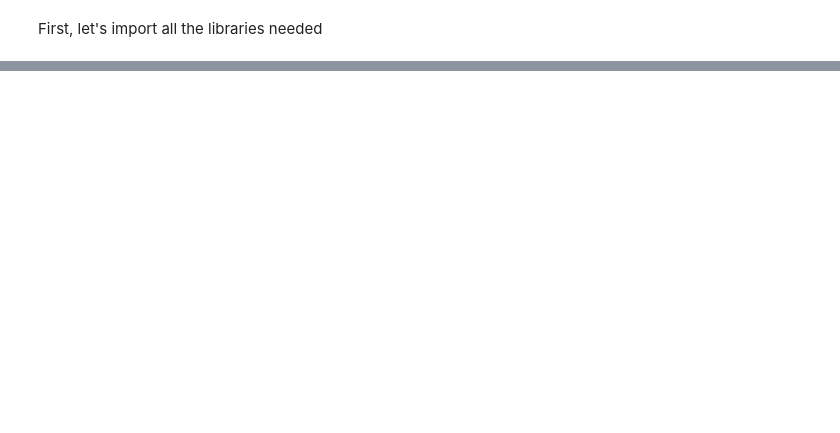
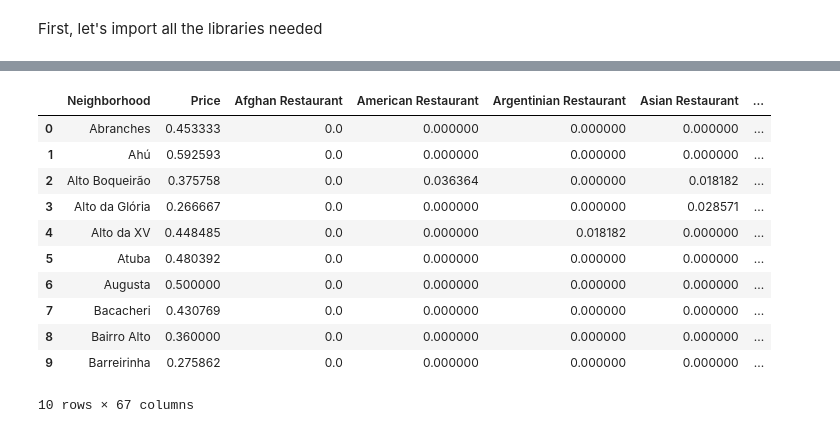
Before and after one commit to DiegoCarrillo95/Data_Science_Capstone, a Jupyter notebook: curitiba_venue_recomendation/curitiba_venue_recomendation.ipynb, the cells around one changed output, grey strips where cells are left out. Cells and saved outputs as stored; diff of their text form; code cells hidden in the pictures; blank space fills up the shorter version.

```diff
--- a/curitiba_venue_recomendation/curitiba_venue_recomendation.ipynb
+++ b/curitiba_venue_recomendation/curitiba_venue_recomendation.ipynb
@@ -103,0 +135,7 @@ df_curitiba.head(20)
+# %%
+curitiba_venues = getNearbyVenues(names = df_curitiba['Neighborhood'],
+                                   latitudes = df_curitiba['Latitude'],
+                                   longitudes = df_curitiba['Longitude'],
+                                   radius = np.sqrt(df_curitiba['Area']/(np.pi))*1000)
+
+curitiba_venues.head(10)
@@ -103,0 +158,37 @@ df_curitiba.head(20)
+# %%
+# Apply one hot encoding
+curitiba_onehot = pd.get_dummies(curitiba_venues[['Venue Category']], prefix="", prefix_sep="")
+
+# Add neighborhood and price columns back to dataframe
+curitiba_onehot['Neighborhood'] = curitiba_venues['Neighborhood']
+curitiba_onehot['Price'] = curitiba_venues['Price']
+
+# Move neighborhood column to the first column
+fixed_columns = [curitiba_onehot.columns[-1]] + list(curitiba_onehot.columns[:-1])
+curitiba_onehot = curitiba_onehot[fixed_columns]
+
+# Group rows by neighborhood and take the mean of the frequency of occurrency of each category
+curitiba_grouped = curitiba_onehot.groupby('Neighborhood').mean().reset_index()
+
+# Normalize the price column
+prices = curitiba_grouped[['Price']].values
+min_max_scaler = preprocessing.MinMaxScaler()
+prices_norm = min_max_scaler.fit_transform(prices)
+
+curitiba_grouped['Price'] = prices_norm
+
+# Print the dataframe
+curitiba_grouped.head(10)
+# %% [output]
+|  | Neighborhood | Price | Afghan Restaurant | American Restaurant | Argentinian Restaurant | Asian Restaurant | ... |
+| 0 | Abranches | 0.453333 | 0.0 | 0.000000 | 0.000000 | 0.000000 | ... |
+| 1 | Ahú | 0.592593 | 0.0 | 0.000000 | 0.000000 | 0.000000 | ... |
+| 2 | Alto Boqueirão | 0.375758 | 0.0 | 0.036364 | 0.000000 | 0.018182 | ... |
+| 3 | Alto da Glória | 0.266667 | 0.0 | 0.000000 | 0.000000 | 0.028571 | ... |
+| 4 | Alto da XV | 0.448485 | 0.0 | 0.000000 | 0.018182 | 0.000000 | ... |
+| 5 | Atuba | 0.480392 | 0.0 | 0.000000 | 0.000000 | 0.000000 | ... |
+| 6 | Augusta | 0.500000 | 0.0 | 0.000000 | 0.000000 | 0.000000 | ... |
+| 7 | Bacacheri | 0.430769 | 0.0 | 0.000000 | 0.000000 | 0.000000 | ... |
+| 8 | Bairro Alto | 0.360000 | 0.0 | 0.000000 | 0.000000 | 0.000000 | ... |
+| 9 | Barreirinha | 0.275862 | 0.0 | 0.000000 | 0.000000 | 0.000000 | ... |
+10 rows × 67 columns
```
Also changed, not shown: parts of 18 cells of this notebook.
